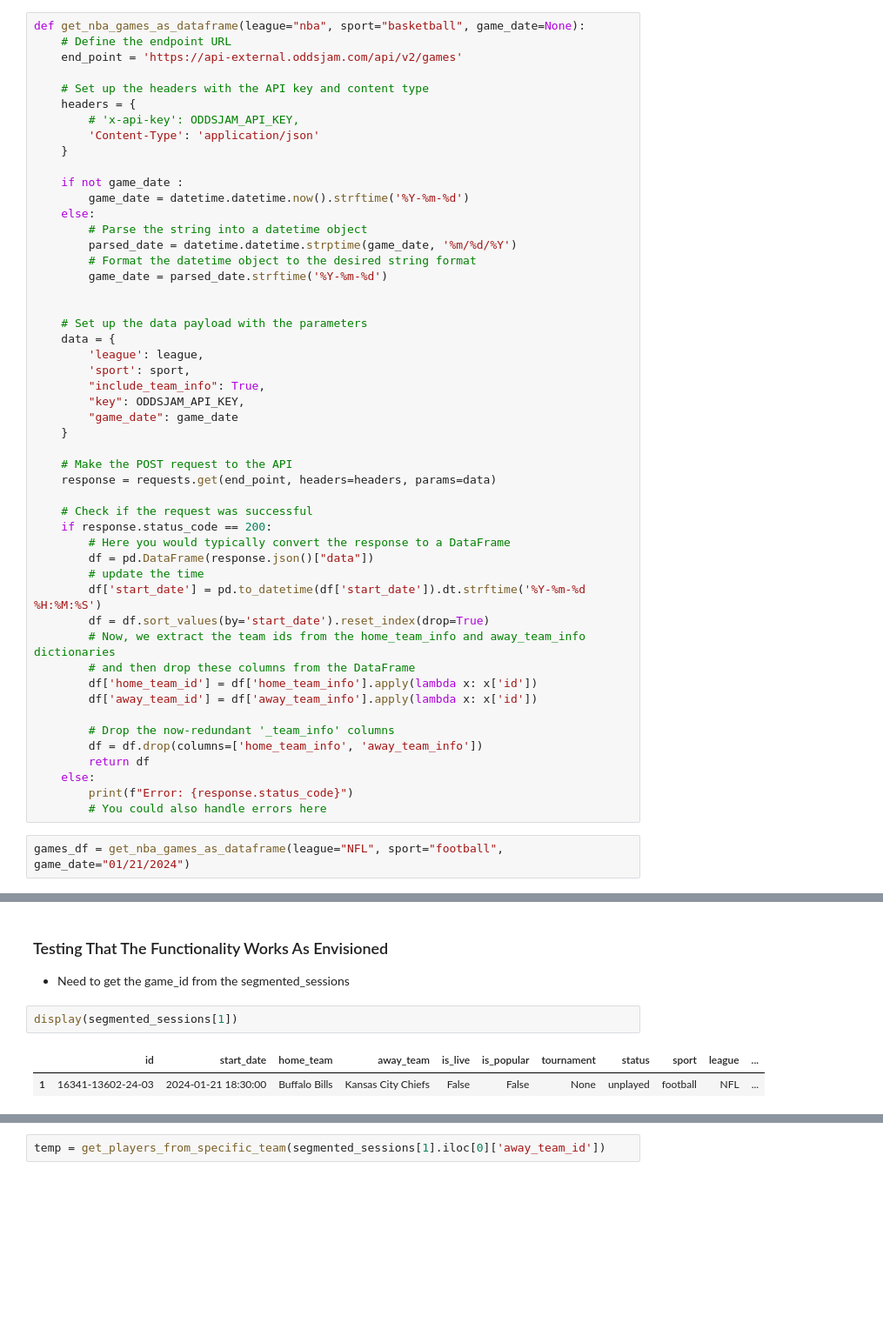
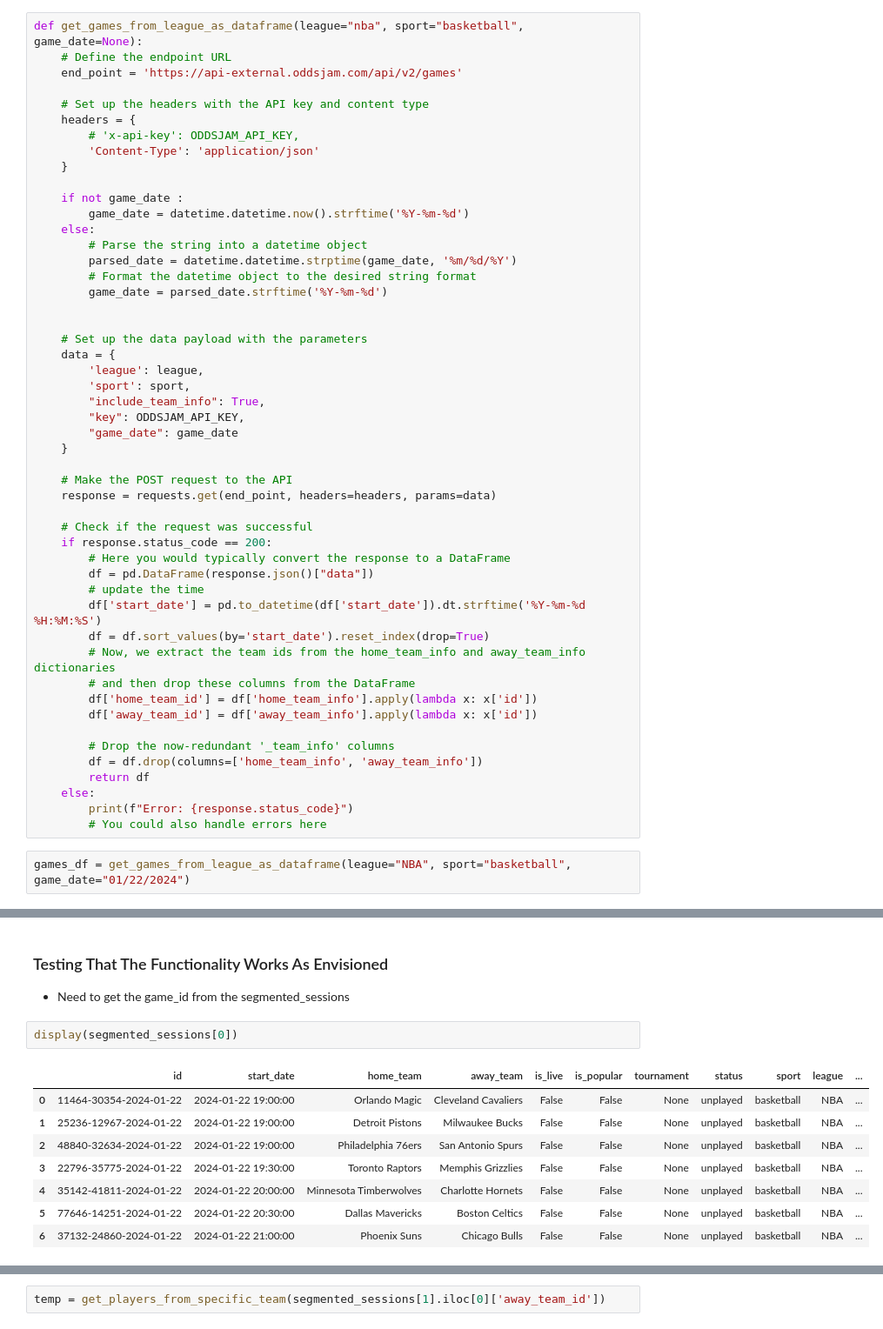
Before and after one commit to nate2427/OddsJam-Sports-Betting-Strategies, a Jupyter notebook: betting.ipynb, the cells around one changed output, grey strips where cells are left out. Shown at 87% size. Saved outputs shown, nothing was run; the diff lists cells and outputs as text; blank space fills up the shorter version.

```diff
--- a/betting.ipynb
+++ b/betting.ipynb
@@ -20,7 +20,7 @@ Client.UseV2();
 # %% [markdown]
 ### Get Games For Today
 # %%
-def get_nba_games_as_dataframe(league="nba", sport="basketball", game_date=None):
+def get_games_from_league_as_dataframe(league="nba", sport="basketball", game_date=None):
     # Define the endpoint URL
     end_point = 'https://api-external.oddsjam.com/api/v2/games'
 
@@ -70,7 +70,7 @@ def get_nba_games_as_dataframe(league="nba", sport="basketball", game_date=None)
         print(f"Error: {response.status_code}")
         # You could also handle errors here
 # %%
-games_df = get_nba_games_as_dataframe(league="NFL", sport="football", game_date="01/21/2024")
+games_df = get_games_from_league_as_dataframe(league="NBA", sport="basketball", game_date="01/22/2024")
 # %%
 display(games_df)
 # %% [output]
@@ -167,10 +173,16 @@ def get_players_from_specific_team(team_id: str, league="nba", sport="basketball
 ### Testing That The Functionality Works As Envisioned
 * Need to get the game_id from the segmented_sessions
 # %%
-display(segmented_sessions[1])
+display(segmented_sessions[0])
 # %% [output]
 |  | id | start_date | home_team | away_team | is_live | is_popular | tournament | status | sport | league | ... |
-| 1 | 16341-13602-24-03 | 2024-01-21 18:30:00 | Buffalo Bills | Kansas City Chiefs | False | False | None | unplayed | football | NFL | ... |
+| 0 | 11464-30354-2024-01-22 | 2024-01-22 19:00:00 | Orlando Magic | Cleveland Cavaliers | False | False | None | unplayed | basketball | NBA | ... |
+| 1 | 25236-12967-2024-01-22 | 2024-01-22 19:00:00 | Detroit Pistons | Milwaukee Bucks | False | False | None | unplayed | basketball | NBA | ... |
+| 2 | 48840-32634-2024-01-22 | 2024-01-22 19:00:00 | Philadelphia 76ers | San Antonio Spurs | False | False | None | unplayed | basketball | NBA | ... |
+| 3 | 22796-35775-2024-01-22 | 2024-01-22 19:30:00 | Toronto Raptors | Memphis Grizzlies | False | False | None | unplayed | basketball | NBA | ... |
+| 4 | 35142-41811-2024-01-22 | 2024-01-22 20:00:00 | Minnesota Timberwolves | Charlotte Hornets | False | False | None | unplayed | basketball | NBA | ... |
+| 5 | 77646-14251-2024-01-22 | 2024-01-22 20:30:00 | Dallas Mavericks | Boston Celtics | False | False | None | unplayed | basketball | NBA | ... |
+| 6 | 37132-24860-2024-01-22 | 2024-01-22 21:00:00 | Phoenix Suns | Chicago Bulls | False | False | None | unplayed | basketball | NBA | ... |
 # %%
 get_players_from_specific_team(segmented_sessions[1].iloc[0]['home_team_id'])
 # %% [output]
```
Also changed, not shown: parts of 7 cells of this notebook.
